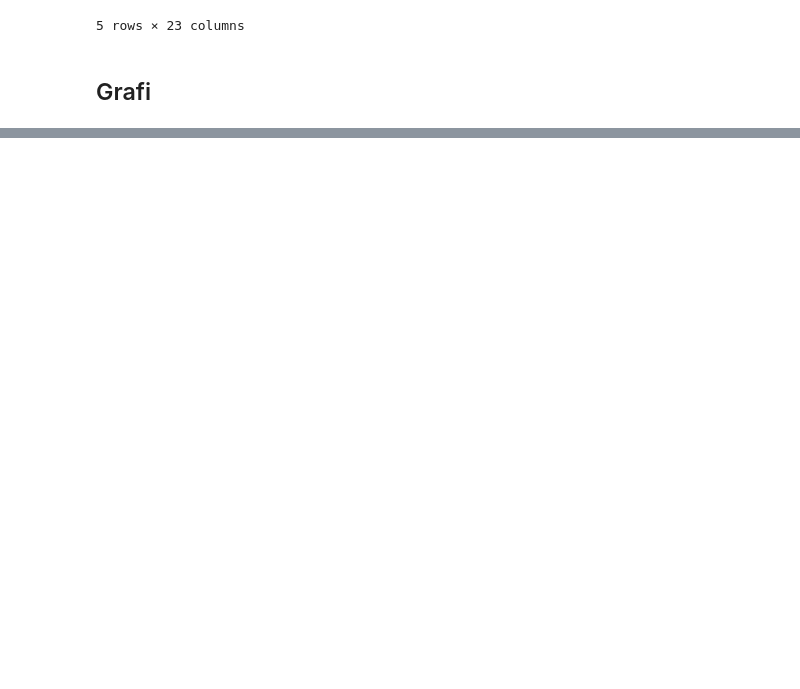
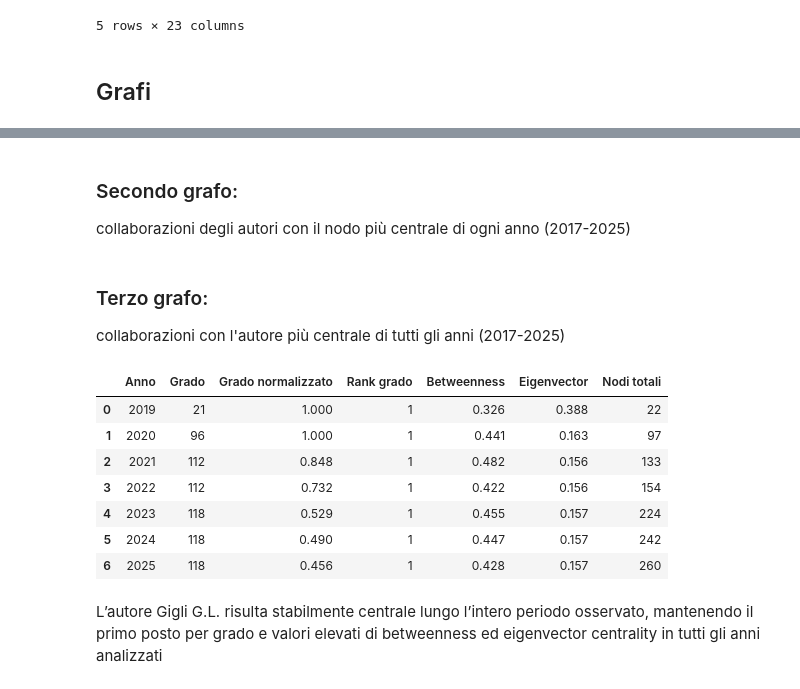
Before and after one commit to Aliceblandino/socialone, a Jupyter notebook: grafi_claudia.ipynb, the cells around one changed output, grey strips where cells are left out. Drawn from its saved outputs; the diff is of its cells as text; code cells hidden in the pictures; blank space fills up the shorter version.

```diff
--- a/grafi_claudia.ipynb
+++ b/grafi_claudia.ipynb
@@ -220,3 +216,6 @@ fig = go.Figure(
 )
 
 fig.show()
+# %% [markdown]
+### Secondo grafo:
+collaborazioni degli autori con il nodo più centrale di ogni anno (2017-2025)
@@ -222,0 +346,3 @@ fig.show()
+# %% [markdown]
+### Terzo grafo:
+collaborazioni con l'autore più centrale di tutti gli anni (2017-2025)
@@ -222,0 +494,47 @@ fig.show()
+# %%
+import pandas as pd
+import networkx as nx
+
+records = []
+
+for anno, G in grafi_cumulativi.items():
+
+    if central_author not in G:
+        continue
+
+    nodes_cc = nx.node_connected_component(G, central_author)
+    G_sub = G.subgraph(nodes_cc).copy()
+
+    deg = dict(G_sub.degree())
+    n = len(G_sub)
+
+    # ranking
+    sorted_deg = sorted(deg.items(), key=lambda x: x[1], reverse=True)
+    rank = {node: i+1 for i, (node, _) in enumerate(sorted_deg)}
+
+    betw = nx.betweenness_centrality(G_sub)
+    eig = nx.eigenvector_centrality(G_sub, max_iter=1000)
+
+    records.append({
+        "Anno": anno,
+        "Grado": deg[central_author],
+        "Grado normalizzato": round(deg[central_author] / (n-1), 3),
+        "Rank grado": rank[central_author],
+        "Betweenness": round(betw[central_author], 3),
+        "Eigenvector": round(eig[central_author], 3),
+        "Nodi totali": n
+    })
+
+df_centrality = pd.DataFrame(records)
+df_centrality
+# %% [output]
+|  | Anno | Grado | Grado normalizzato | Rank grado | Betweenness | Eigenvector | Nodi totali |
+| 0 | 2019 | 21 | 1.000 | 1 | 0.326 | 0.388 | 22 |
+| 1 | 2020 | 96 | 1.000 | 1 | 0.441 | 0.163 | 97 |
+| 2 | 2021 | 112 | 0.848 | 1 | 0.482 | 0.156 | 133 |
+| 3 | 2022 | 112 | 0.732 | 1 | 0.422 | 0.156 | 154 |
+| 4 | 2023 | 118 | 0.529 | 1 | 0.455 | 0.157 | 224 |
+| 5 | 2024 | 118 | 0.490 | 1 | 0.447 | 0.157 | 242 |
+| 6 | 2025 | 118 | 0.456 | 1 | 0.428 | 0.157 | 260 |
+# %% [markdown]
+L’autore Gigli G.L. risulta stabilmente centrale lungo l’intero periodo osservato, mantenendo il primo posto per grado e valori elevati di betweenness ed eigenvector centrality in tutti gli anni analizzati
```
Also changed, not shown: parts of 6 cells of this notebook.
